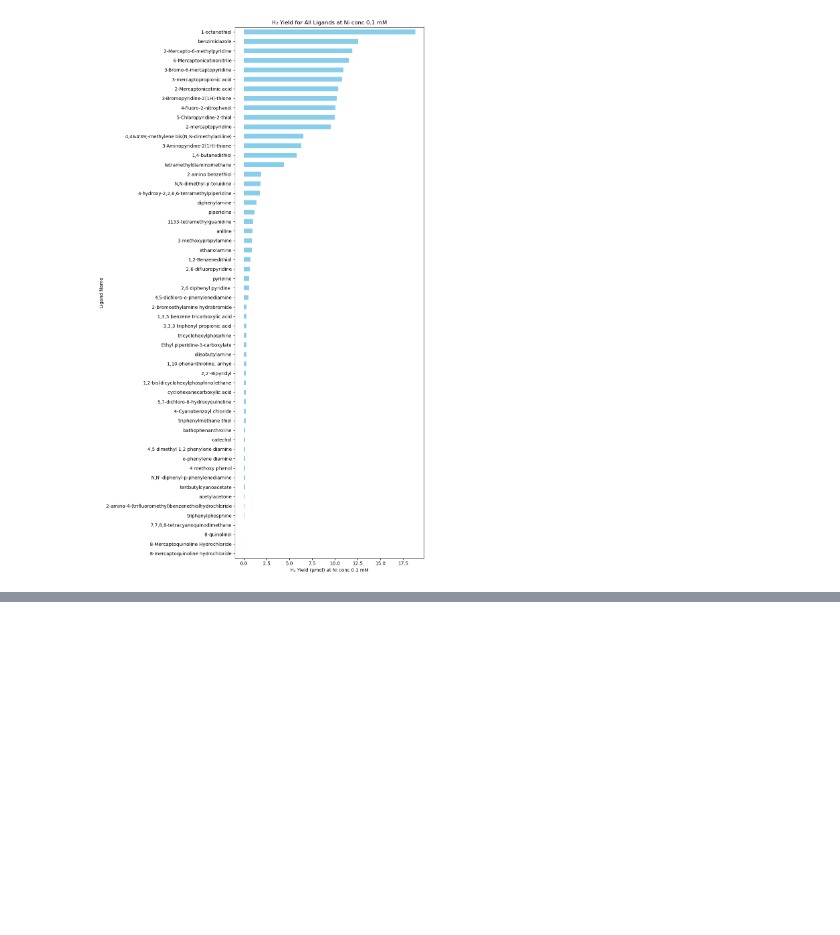
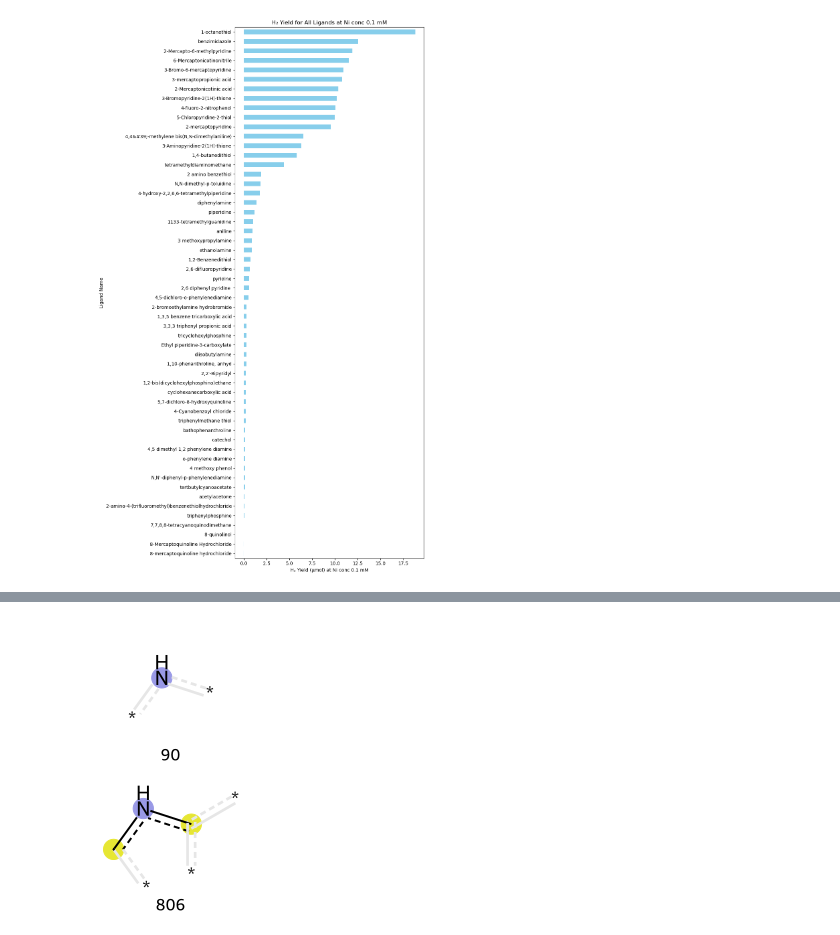
Before and after one commit to kareem-Abdelmaqsoud/HER-metal-complex-ligands, a Jupyter notebook: data_analysis.ipynb, the cells around one changed output, grey strips where cells are left out. Saved outputs shown, nothing was run; the diff lists cells and outputs as text; code cells hidden in the pictures; blank space fills up the shorter version.

```diff
--- a/data_analysis.ipynb
+++ b/data_analysis.ipynb
@@ -263,0 +300,31 @@ display(img)
+# %%
+from rdkit import Chem
+from rdkit.Chem import AllChem, Draw
+from IPython.display import display
+
+smiles = "[nH]1cnc2ccccc12" # benzimidazole
+mol = Chem.MolFromSmiles(smiles)
+
+highlight_bits = [90, 806, 139, 482, 693, 229, 652, 843, 435, 881, 97, 33, 700, 842, 52]
+
+# Get bitInfo
+bit_info = {}
+fp = AllChem.GetMorganFingerprintAsBitVect(mol, radius=2, nBits=1024, bitInfo=bit_info)
+
+# Only keep bits that exist
+bits_to_draw = [b for b in highlight_bits if b in bit_info]
+
+# Legends
+legends = [str(b) for b in bits_to_draw]
+
+# Draw molecule
+img = Draw.DrawMorganBits(
+    [(mol, b, bit_info) for b in bits_to_draw],
+    molsPerRow=1,
+    legends=legends,
+    useSVG=False  # return PIL image
+)
+
+# Display in Jupyter
+display(img)
+# %% [output]
@@ -263,0 +332 @@ display(img)
+[figure, added]
```
Also changed, not shown: parts of 13 cells of this notebook.
